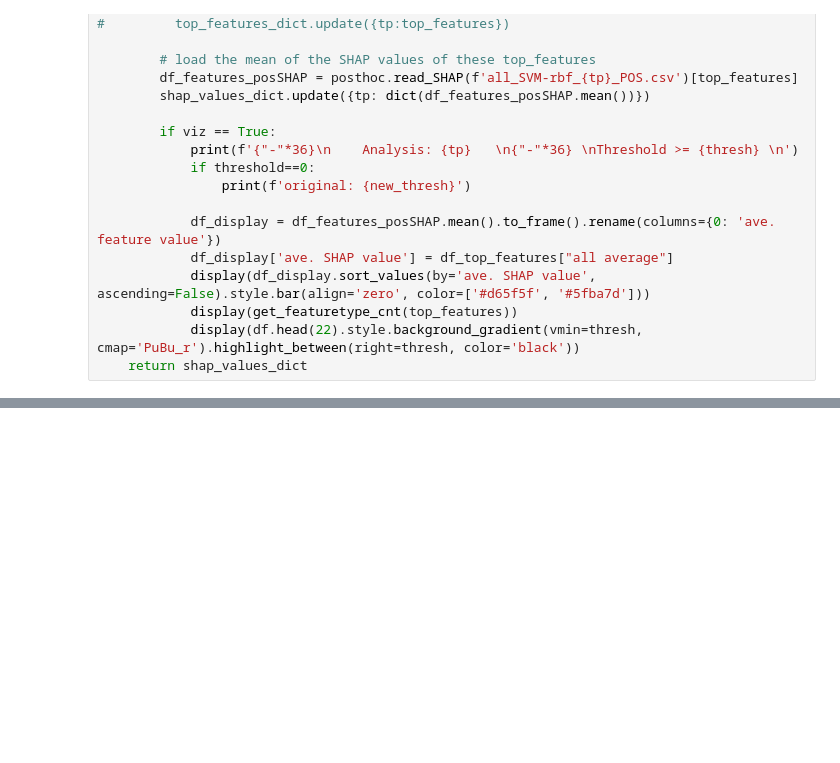
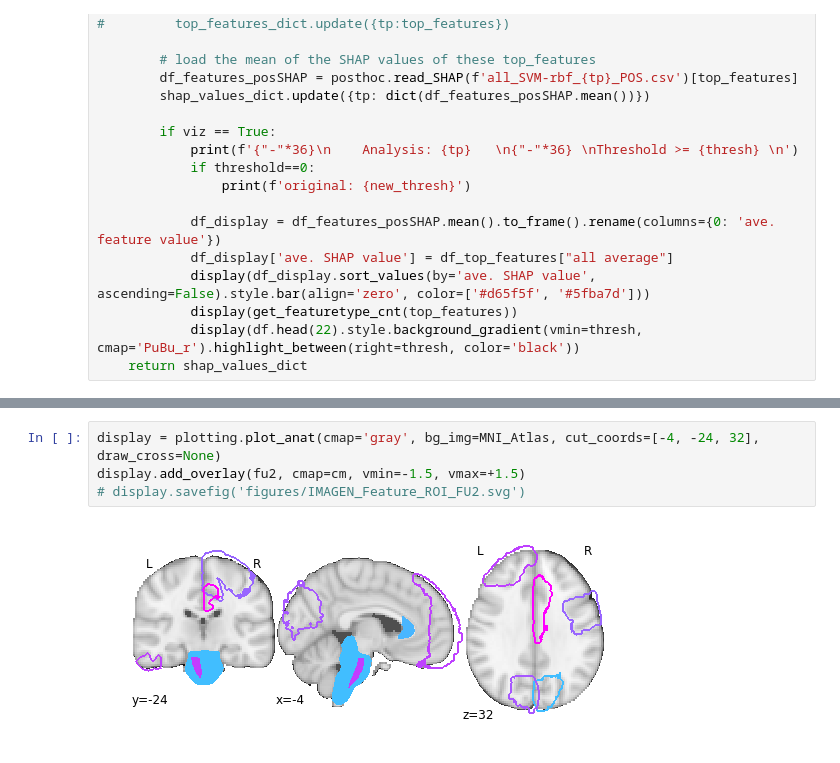
Before and after one commit to RoshanRane/ML_for_IMAGEN, a Jupyter notebook: posthoc_analysis/shap_topfeatures.ipynb, the cells around one changed output, grey strips where cells are left out. Cells and saved outputs as stored; diff of their text form; blank space fills up the shorter version.

```diff
--- a/posthoc_analysis/shap_topfeatures.ipynb
+++ b/posthoc_analysis/shap_topfeatures.ipynb
@@ -272,0 +246,6 @@ view
+# %%
+display = plotting.plot_anat(cmap='gray', bg_img=MNI_Atlas, cut_coords=[-4, -24, 32], draw_cross=None)
+display.add_overlay(fu2, cmap=cm, vmin=-1.5, vmax=+1.5)
+# display.savefig('figures/IMAGEN_Feature_ROI_FU2.svg')
+# %% [output]
+[figure, added]
```
Also changed, not shown: parts of 16 cells of this notebook, 9 other files.
